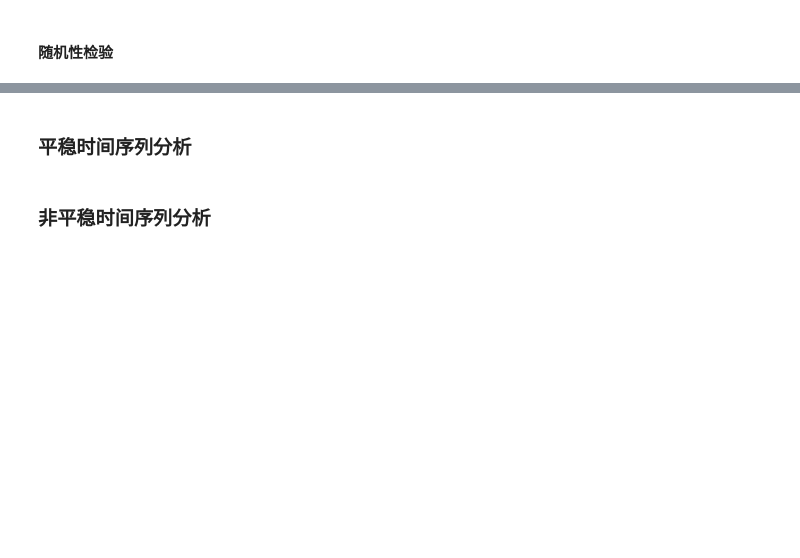
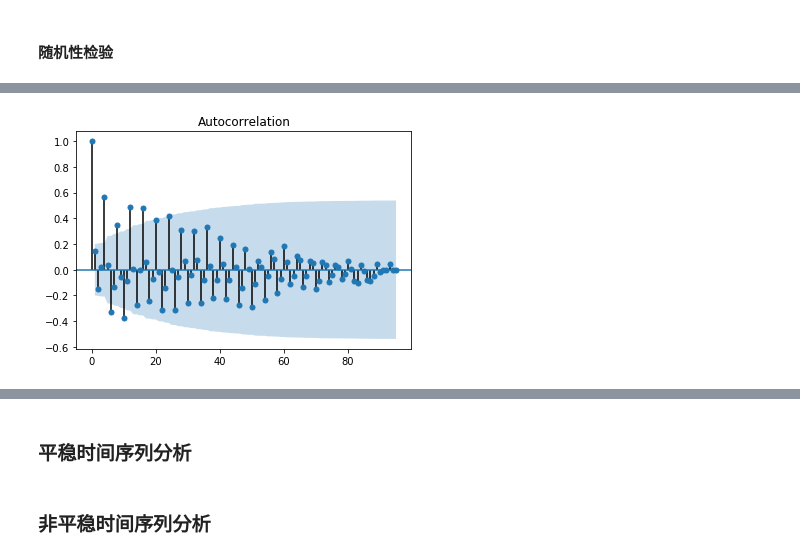
Before and after one commit to w26738/Notebook, a Jupyter notebook: data_analysis/time_series_101.ipynb, the cells around one changed output, grey strips where cells are left out. Drawn from its saved outputs; the diff is of its cells as text; code cells hidden in the pictures; blank space fills up the shorter version.

```diff
--- a/data_analysis/time_series_101.ipynb
+++ b/data_analysis/time_series_101.ipynb
@@ -417,0 +444,5 @@ dtype: float64
+# %%
+from statsmodels.graphics.tsaplots import plot_acf
+plot_acf(rrc_att_ser);
+# %% [output]
+[figure, added]
```
Also changed, not shown: parts of 13 cells of this notebook.
